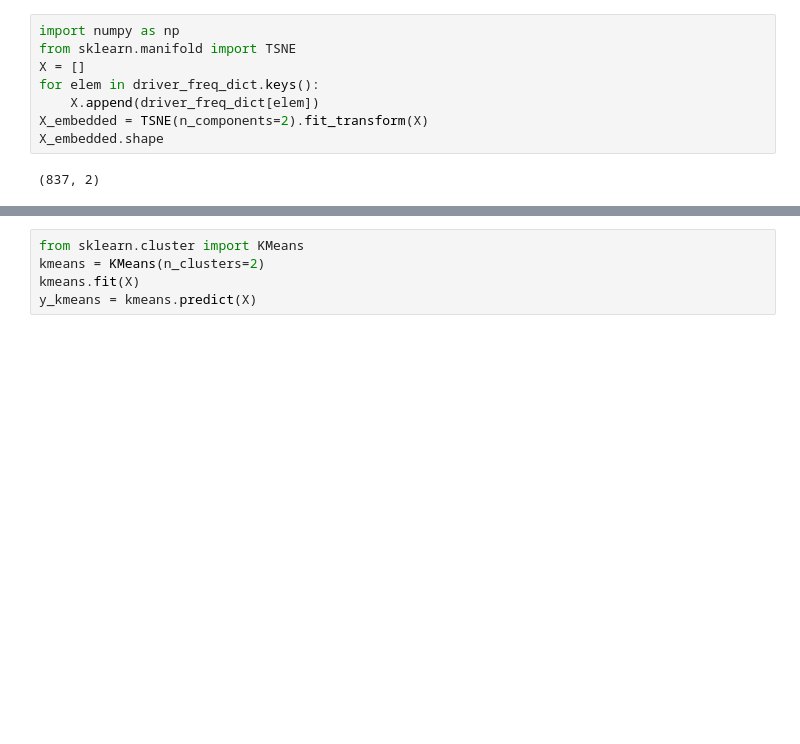
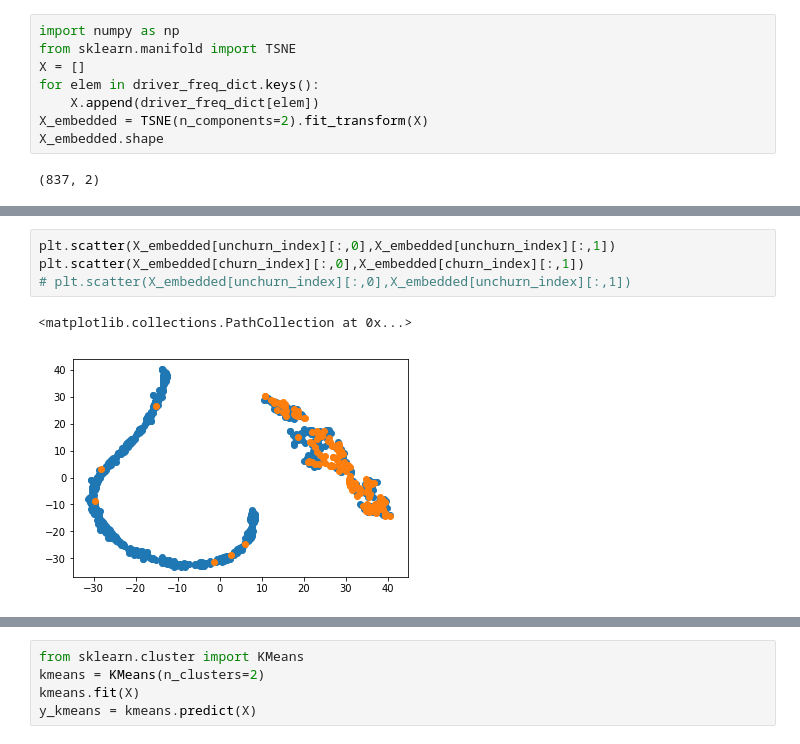
Before and after one commit to Ruijin1988/GIT, a Jupyter notebook: take_home.ipynb, the cells around one changed output, grey strips where cells are left out. Drawn from its saved outputs; the diff is of its cells as text; blank space fills up the shorter version.

```diff
--- a/take_home.ipynb
+++ b/take_home.ipynb
@@ -529,0 +538,7 @@ plt.scatter(X_embedded[churn_index][:,0],X_embedded[churn_index][:,1])
+# %%
+plt.scatter(X_embedded[unchurn_index][:,0],X_embedded[unchurn_index][:,1])
+plt.scatter(X_embedded[churn_index][:,0],X_embedded[churn_index][:,1])
+# plt.scatter(X_embedded[unchurn_index][:,0],X_embedded[unchurn_index][:,1])
+# %% [output]
+<matplotlib.collections.PathCollection at 0x...>
+[figure, added]
```
Also changed, not shown: parts of 18 cells of this notebook.
